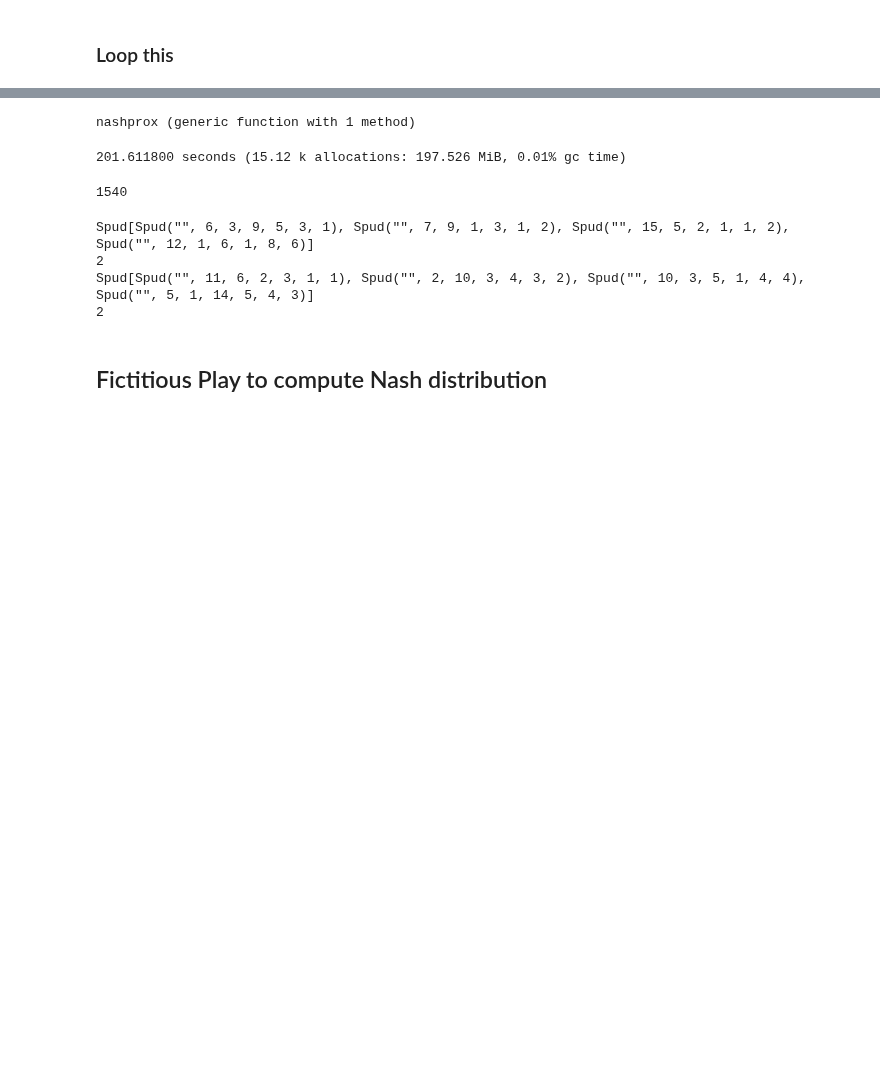
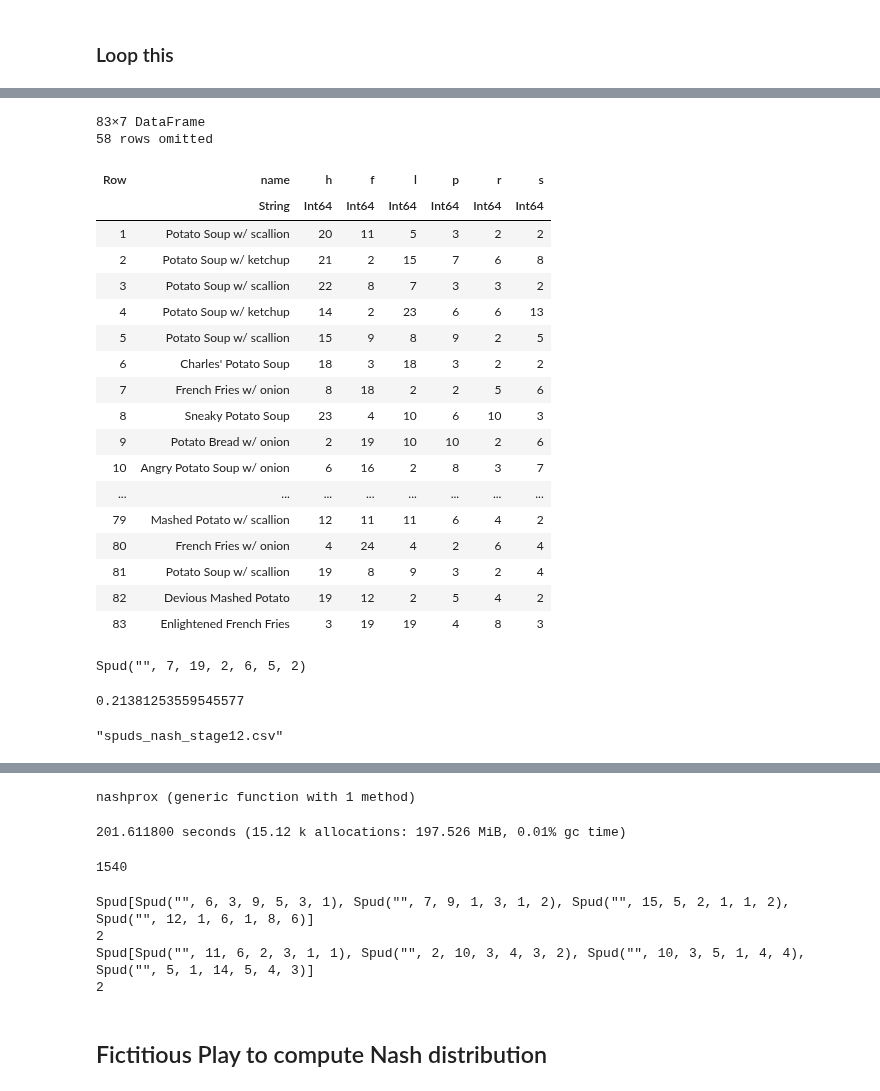
Before and after one commit to snarles/misc, a Jupyter notebook: spuds/game_design.ipynb, the cells around one changed output, grey strips where cells are left out. Cells and saved outputs as stored; diff of their text form; code cells hidden in the pictures; blank space fills up the shorter version.

```diff
--- a/spuds/game_design.ipynb
+++ b/spuds/game_design.ipynb
@@ -794,0 +870,35 @@ spuds_to_df(nash_env)
+# %%
+spuds_to_df(nash_env)
+# %% [output]
+83×7 DataFrame
+58 rows omitted
+| Row | name | h | f | l | p | r | s |
+|  | String | Int64 | Int64 | Int64 | Int64 | Int64 | Int64 |
+| 1 | Potato Soup w/ scallion | 20 | 11 | 5 | 3 | 2 | 2 |
+| 2 | Potato Soup w/ ketchup | 21 | 2 | 15 | 7 | 6 | 8 |
+| 3 | Potato Soup w/ scallion | 22 | 8 | 7 | 3 | 3 | 2 |
+| 4 | Potato Soup w/ ketchup | 14 | 2 | 23 | 6 | 6 | 13 |
+| 5 | Potato Soup w/ scallion | 15 | 9 | 8 | 9 | 2 | 5 |
+| 6 | Charles' Potato Soup | 18 | 3 | 18 | 3 | 2 | 2 |
+| 7 | French Fries w/ onion | 8 | 18 | 2 | 2 | 5 | 6 |
+| 8 | Sneaky Potato Soup | 23 | 4 | 10 | 6 | 10 | 3 |
+| 9 | Potato Bread w/ onion | 2 | 19 | 10 | 10 | 2 | 6 |
+| 10 | Angry Potato Soup w/ onion | 6 | 16 | 2 | 8 | 3 | 7 |
+| ... | ... | ... | ... | ... | ... | ... | ... |
+| 79 | Mashed Potato w/ scallion | 12 | 11 | 11 | 6 | 4 | 2 |
+| 80 | French Fries w/ onion | 4 | 24 | 4 | 2 | 6 | 4 |
+| 81 | Potato Soup w/ scallion | 19 | 8 | 9 | 3 | 2 | 4 |
+| 82 | Devious Mashed Potato | 19 | 12 | 2 | 5 | 4 | 2 |
+| 83 | Enlightened French Fries | 3 | 19 | 19 | 4 | 8 | 3 |
+# %%
+counts = ffp(nash_env, 100000)
+ff = pick_best_library2(nash_env, counts./sum(counts))
+println(ff)
+eval_battle_list2(ff, nash_env, counts./sum(counts))
+# %% [output]
+Spud("", 7, 19, 2, 6, 5, 2)
+0.21381253559545577
+# %%
+CSV.write("spuds_nash_stage12.csv", spuds_to_df(nash_env))
+# %% [output]
+"spuds_nash_stage12.csv"
```
Also changed, not shown: parts of 29 cells of this notebook.
